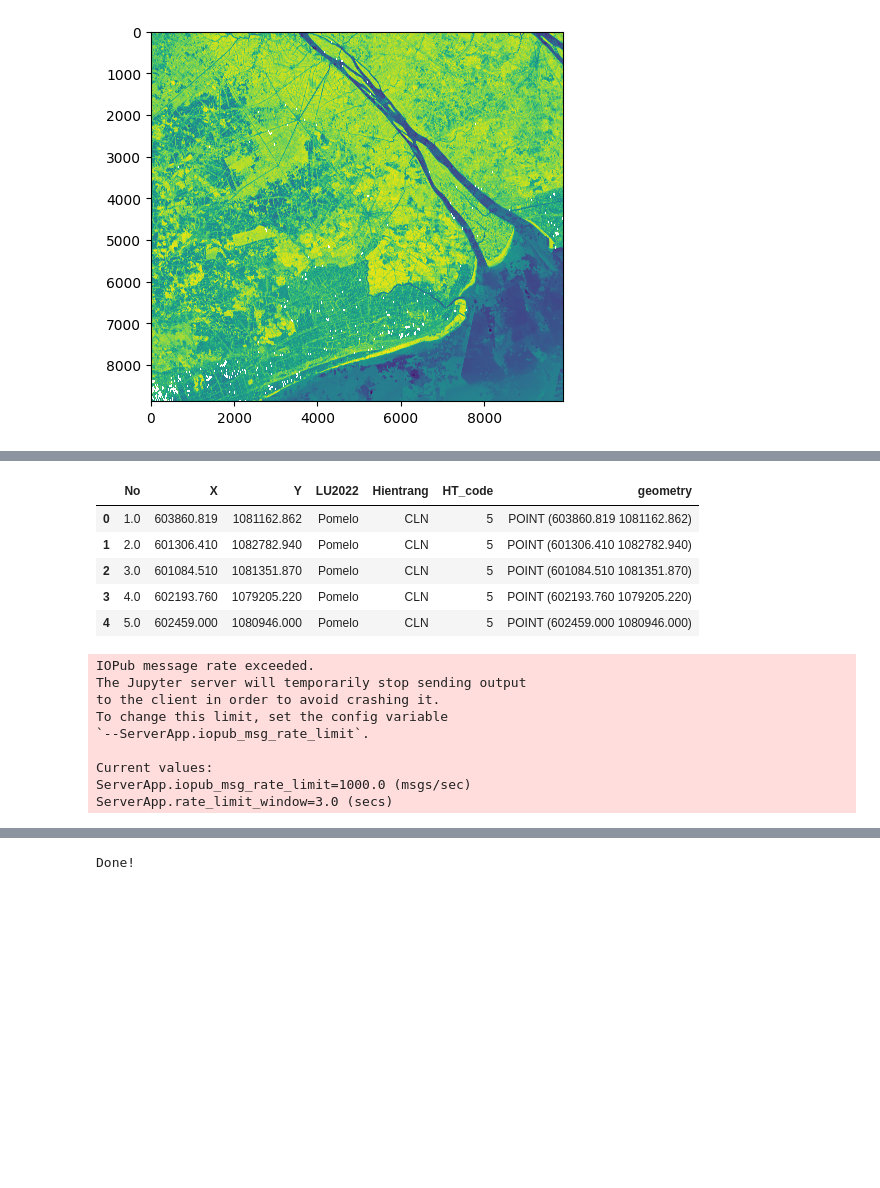
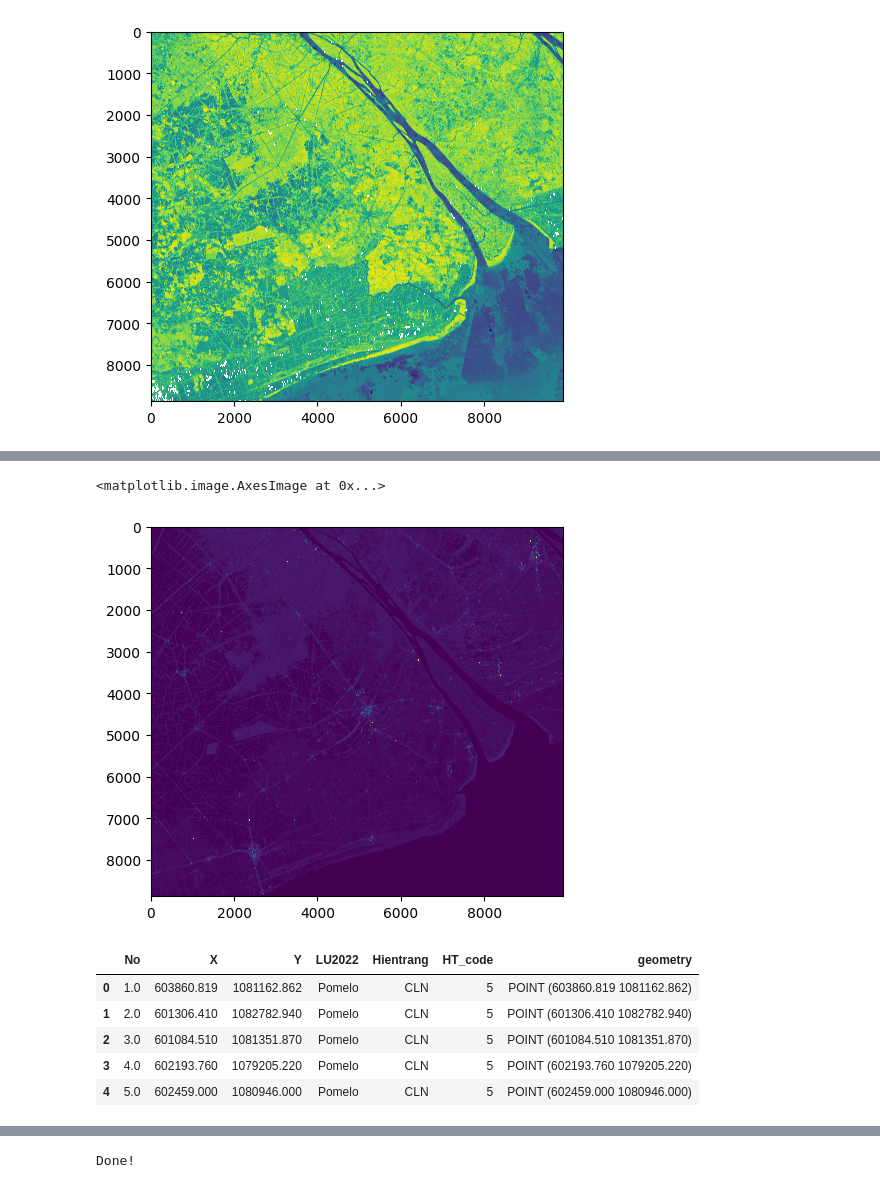
Before and after one commit to CTU-CSIRO/CSIROBoeingPhase5-Vietnam, a Jupyter notebook: 01.train.ipynb, the cells around one changed output, grey strips where cells are left out. Saved outputs shown, nothing was run; the diff lists cells and outputs as text; code cells hidden in the pictures; blank space fills up the shorter version.

```diff
--- a/01.train.ipynb
+++ b/01.train.ipynb
@@ -35,8 +43,10 @@ Dashboard: https://hub.asia.easi-eo.solutions/services/dask-gateway/clusters/eas
 # %%
 ## cấu hình thời gian lấy ảnh và tọa độ
-date_range = ('2022-09-01', '2023-10-01')
+date_range = ("2022-09-01", "2023-10-01")
 longtitude_range = (105.5, 106.4)
 latitude_range = (9.2, 10.0)
+
+coordinates = (longtitude_range, latitude_range)
 # %%
 ## truy vấn ảnh vệ tinh sen2
 data = load_data(dc, date_range, longtitude_range, latitude_range)
@@ -217,14 +201,3 @@ datasets[0].measurements
 {'vh': {'path': 'S1A_IW_GRDH_1SDV_20230209T224623_20230209T224642_047165_05A8B3_CDBA_gamma0_vh_20m.tif'},
  'vv': {'path': 'S1A_IW_GRDH_1SDV_20230209T224623_20230209T224642_047165_05A8B3_CDBA_gamma0_vv_20m.tif'},
  'angle': {'path': 'S1A_IW_GRDH_1SDV_20230209T224623_20230209T224642_047165_05A8B3_CDBA_localincidenceangle_20m.tif'}}
-# %%
-#load dữ liệu sentinel 1
-ds = dc.load(
-    datasets=datasets,
-    measurements=["vv", "vh"],
-    output_crs="EPSG:32648",
-    resolution=(-10,10),
-    dask_chunks={"x":2048, "y":2048},
-    skip_broken_datasets=True
-)
-ds
@@ -307 +237,3 @@ Wall time: 2.35 s
 [interactive output not drawn]
+# %%
+dsvh, dsvv = load_data_sen1(dc, date_range, coordinates)
@@ -308,11 +288,15 @@ Wall time: 2.35 s
+# %%
+plt.imshow(dsvh.isel(time=6), vmin=0, vmax=1)
+# %% [output]
+<matplotlib.image.AxesImage at 0x...>
+[figure, added]
 # %%
 # compute average_ndvi
 average_ndvi = average_ndvi.compute()
-
 ## cấu hình dữ liệu train và vh vv file
 train_path = "train/ST_training data_updated_1130points.shp"  # đường dẫn shp file train
-name_vh = "vh-0922_0923-full_ST.tif"
-name_vv = "vv-0922_0923-full_ST.tif"
+average_vv = calculate_average(dsvv, time_pattern='1M')
+average_vh = calculate_average(dsvh, time_pattern='1M')
 
 ## load dữ liệu điểm train
 train = load_train_data(train_path)
@@ -324,12 +308,3 @@ train.head()
 | 2 | 3.0 | 601084.510 | 1081351.870 | Pomelo | CLN | 5 | POINT (601084.510 1081351.870) |
 | 3 | 4.0 | 602193.760 | 1079205.220 | Pomelo | CLN | 5 | POINT (602193.760 1079205.220) |
 | 4 | 5.0 | 602459.000 | 1080946.000 | Pomelo | CLN | 5 | POINT (602459.000 1080946.000) |
-IOPub message rate exceeded.
-The Jupyter server will temporarily stop sending output
-to the client in order to avoid crashing it.
-To change this limit, set the config variable
-`--ServerApp.iopub_msg_rate_limit`.
-
-Current values:
-ServerApp.iopub_msg_rate_limit=1000.0 (msgs/sec)
-ServerApp.rate_limit_window=3.0 (secs)
```
Also changed, not shown: parts of 17 cells of this notebook, 3 other files.
